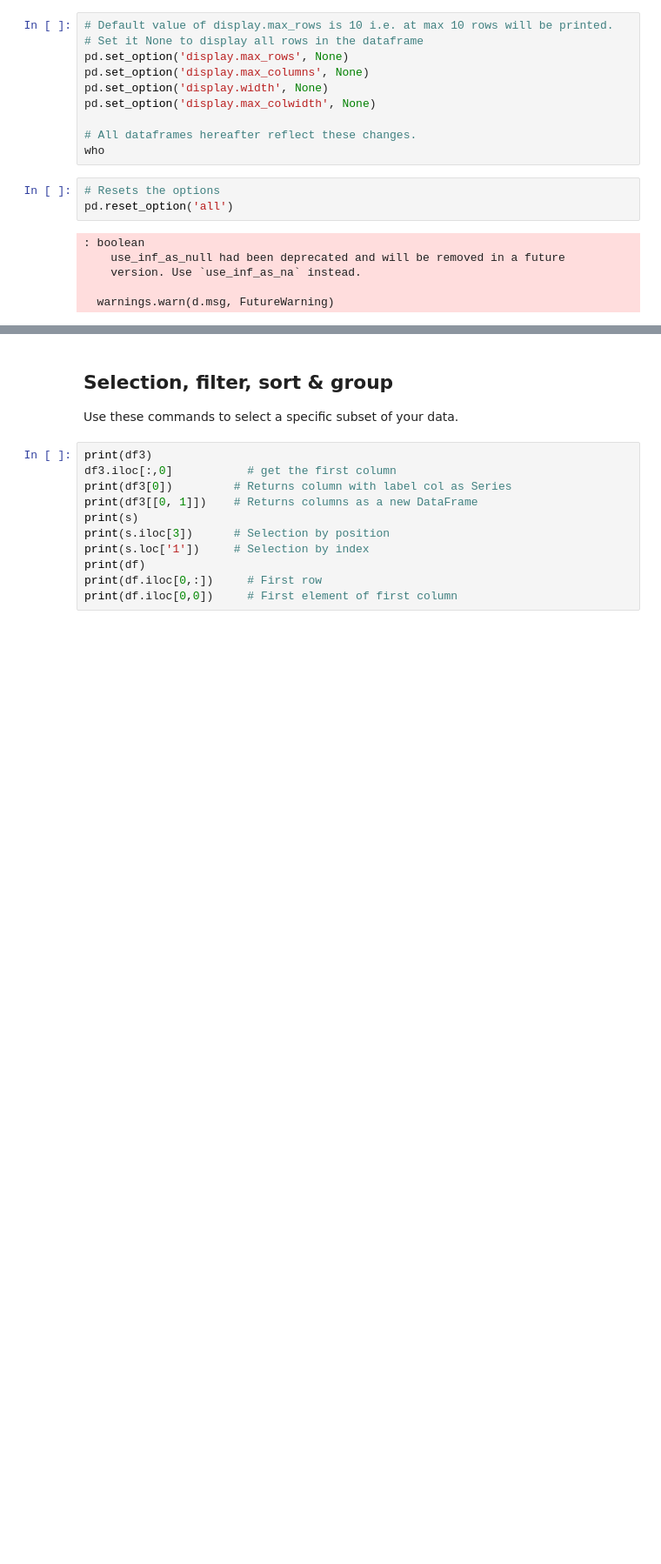
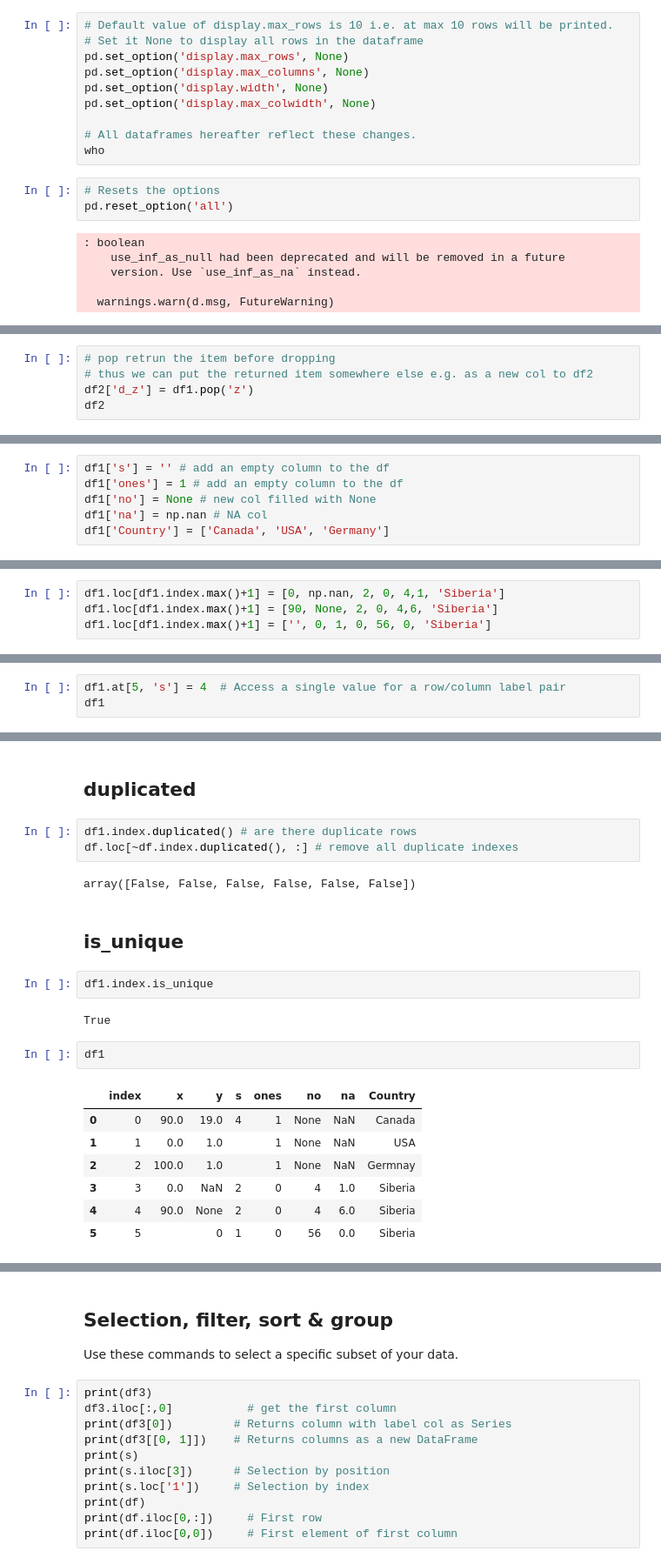
Before and after one commit to MaCoZu/notebooks, a Jupyter notebook: 02.2_Pandas.ipynb, the cells around one changed output, grey strips where cells are left out. Shown at 87% size. Cells and saved outputs as stored; diff of their text form; blank space fills up the shorter version.

```diff
--- a/02.2_Pandas.ipynb
+++ b/02.2_Pandas.ipynb
@@ -127,0 +291,5 @@ Use these commands to perform a variety of data cleaning tasks.
+# %%
+# pop retrun the item before dropping
+# thus we can put the returned item somewhere else e.g. as a new col to df2
+df2['d_z'] = df1.pop('z')
+df2
@@ -127,0 +317,6 @@ Use these commands to perform a variety of data cleaning tasks.
+# %%
+df1['s'] = '' # add an empty column to the df
+df1['ones'] = 1 # add an empty column to the df
+df1['no'] = None # new col filled with None
+df1['na'] = np.nan # NA col
+df1['Country'] = ['Canada', 'USA', 'Germany']
@@ -127,0 +330,4 @@ Use these commands to perform a variety of data cleaning tasks.
+# %%
+df1.loc[df1.index.max()+1] = [0, np.nan, 2, 0, 4,1, 'Siberia']
+df1.loc[df1.index.max()+1] = [90, None, 2, 0, 4,6, 'Siberia']
+df1.loc[df1.index.max()+1] = ['', 0, 1, 0, 56, 0, 'Siberia']
@@ -127,0 +344,3 @@ Use these commands to perform a variety of data cleaning tasks.
+# %%
+df1.at[5, 's'] = 4  # Access a single value for a row/column label pair
+df1
@@ -127,0 +378,23 @@ Use these commands to perform a variety of data cleaning tasks.
+# %% [markdown]
+## duplicated
+# %%
+df1.index.duplicated() # are there duplicate rows
+df.loc[~df.index.duplicated(), :] # remove all duplicate indexes
+# %% [output]
+array([False, False, False, False, False, False])
+# %% [markdown]
+## is_unique
+# %%
+df1.index.is_unique
+# %% [output]
+True
+# %%
+df1
+# %% [output]
+|  | index | x | y | s | ones | no | na | Country |
+| 0 | 0 | 90.0 | 19.0 | 4 | 1 | None | NaN | Canada |
+| 1 | 1 | 0.0 | 1.0 |  | 1 | None | NaN | USA |
+| 2 | 2 | 100.0 | 1.0 |  | 1 | None | NaN | Germnay |
+| 3 | 3 | 0.0 | NaN | 2 | 0 | 4 | 1.0 | Siberia |
+| 4 | 4 | 90.0 | None | 2 | 0 | 4 | 6.0 | Siberia |
+| 5 | 5 |  | 0 | 1 | 0 | 56 | 0.0 | Siberia |
```
Also changed, not shown: parts of 40 cells of this notebook.
